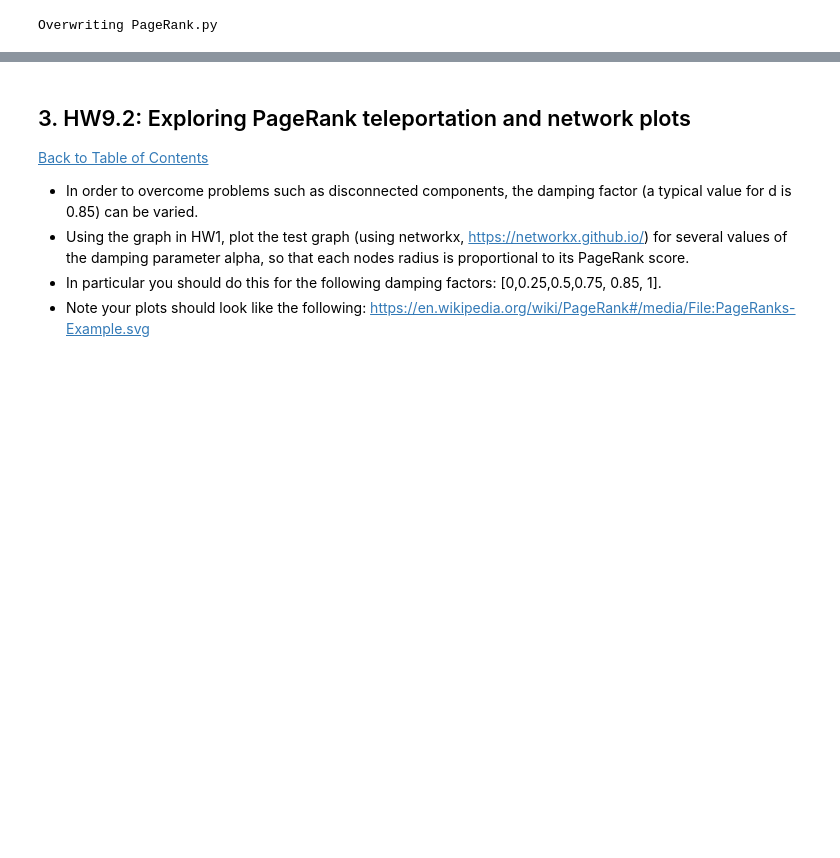
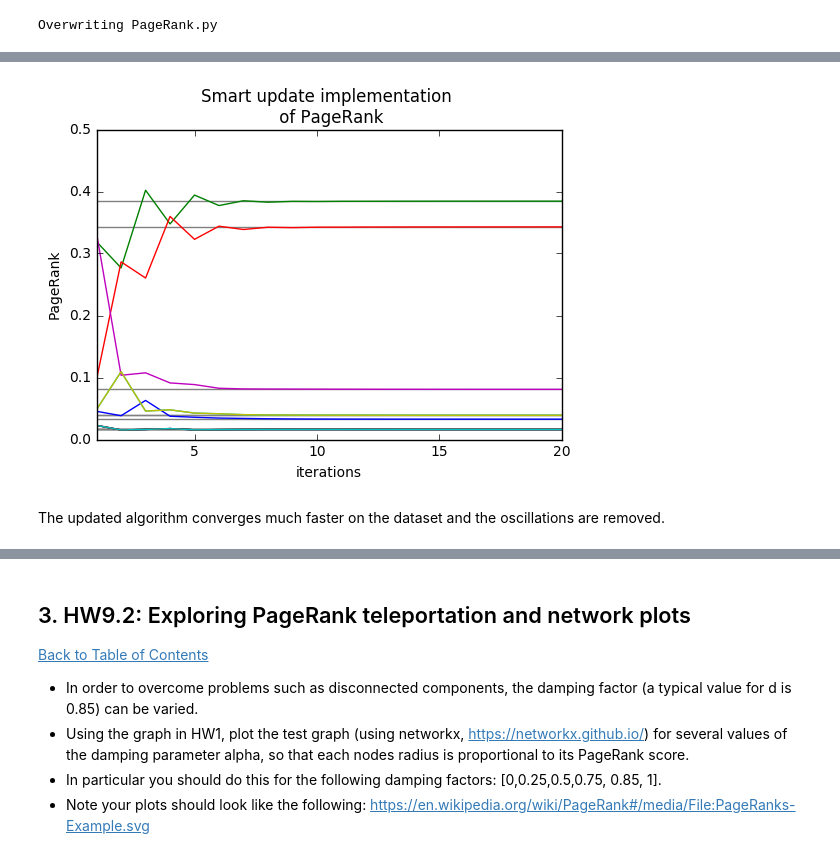
Before and after one commit to DongL/w261, a Jupyter notebook: week9/MIDS-W261-HW-09-Sanchez.ipynb, the cells around one changed output, grey strips where cells are left out. Saved outputs shown, nothing was run; the diff lists cells and outputs as text; code cells hidden in the pictures; blank space fills up the shorter version.

```diff
--- a/week9/MIDS-W261-HW-09-Sanchez.ipynb
+++ b/week9/MIDS-W261-HW-09-Sanchez.ipynb
@@ -692,0 +775,41 @@ with mr_job.make_runner() as runner:
+# %%
+%reload_ext autoreload
+%autoreload 2
+from PageRank import PageRank
+
+all_results = []
+
+for iteration in range(1, 21):
+    mr_job = PageRank(args=["data/PageRank-test.txt",
+                            "--iterations=%d" % iteration,
+                            "--n_nodes=11",
+                            "--damping_factor=.85",
+                            "--jobconf=mapred.reduce.tasks=5",
+                            "--reduce.tasks=5",
+                            "--smart_updating=True"])
+
+    results = {}
+    with mr_job.make_runner() as runner:
+        runner.run()
+        for line in runner.stream_output():
+            result = mr_job.parse_output_line(line)
+            try:
+                results[result[0]] = result[1]["PR"]
+            except:
+                pass
+        results["index"] = iteration
+    all_results.append(results)
+
+data = pd.DataFrame(all_results)
+data.index = data.pop("index")
+data.plot(kind="line", legend=False)
+plt.hlines(true_values,0,iterations-1, colors="grey")
+plt.title("Smart update implementation \n of PageRank")
+plt.xlabel("iterations")
+plt.ylabel("PageRank")
+plt.ylim(0,.5)
+plt.show()
+# %% [output]
+[figure, added]
+# %% [markdown]
+The updated algorithm converges much faster on the dataset and the oscillations are removed.
```
Also changed, not shown: parts of 28 cells of this notebook, 1 other file.
